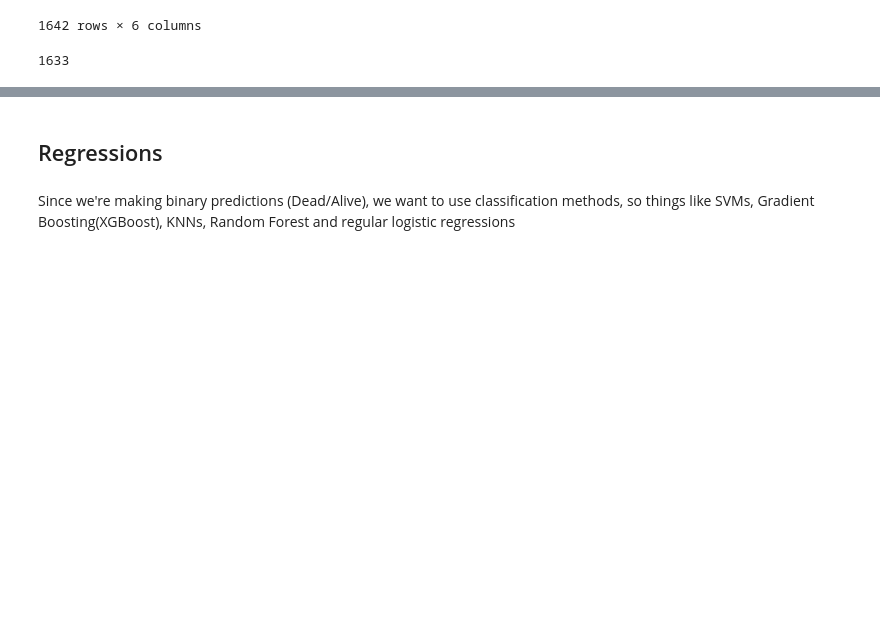
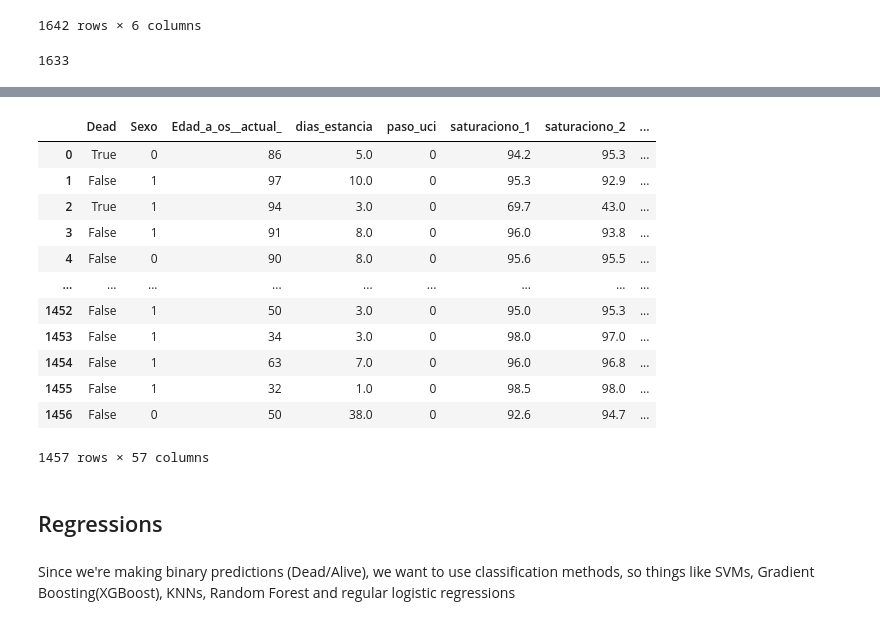
Before and after one commit to sergio-qp/TFM-covid, a Jupyter notebook: tfm_regressions.ipynb, the cells around one changed output, grey strips where cells are left out. Drawn from its saved outputs; the diff is of its cells as text; code cells hidden in the pictures; blank space fills up the shorter version.

```diff
--- a/tfm_regressions.ipynb
+++ b/tfm_regressions.ipynb
@@ -221,0 +227,4 @@ len(trimlist)
+# %%
+lab = pd.read_csv("labdata.csv")
+lab.drop(columns=lab.columns[0], axis=1, inplace=True)
+lab
@@ -222 +245,5 @@ len(trimlist)
+# %%
+for column in lab.columns.values:
+    if column.find("_pat"): #binarize pathologic assesment columns, altho this will, for sure, add some collinearity
+        lab[column] = lab[column].replace({'No patológico': 0, 'Fuera del rango de normalidad': 1, 'Rango de pánico': 2})
 # %%
@@ -241 +269,19 @@ Rtable
+# %%
+# Produces the full Rtable, but drops a little under 200 patients, still a decent size methinks
+Rtable = Rtable.merge(lab, on="Id_Paciente", how="inner").reset_index().drop(columns=['index','Id_Paciente'])
+Rtable
+# %% [output]
+|  | Dead | Sexo | Edad_a_os__actual_ | dias_estancia | paso_uci | saturaciono_1 | saturaciono_2 | ... |
+| 0 | True | 0 | 86 | 5.0 | 0 | 94.2 | 95.3 | ... |
+| 1 | False | 1 | 97 | 10.0 | 0 | 95.3 | 92.9 | ... |
+| 2 | True | 1 | 94 | 3.0 | 0 | 69.7 | 43.0 | ... |
+| 3 | False | 1 | 91 | 8.0 | 0 | 96.0 | 93.8 | ... |
+| 4 | False | 0 | 90 | 8.0 | 0 | 95.6 | 95.5 | ... |
+| ... | ... | ... | ... | ... | ... | ... | ... | ... |
+| 1452 | False | 1 | 50 | 3.0 | 0 | 95.0 | 95.3 | ... |
+| 1453 | False | 1 | 34 | 3.0 | 0 | 98.0 | 97.0 | ... |
+| 1454 | False | 1 | 63 | 7.0 | 0 | 96.0 | 96.8 | ... |
+| 1455 | False | 1 | 32 | 1.0 | 0 | 98.5 | 98.0 | ... |
+| 1456 | False | 0 | 50 | 38.0 | 0 | 92.6 | 94.7 | ... |
+1457 rows × 57 columns
 # %%
```
Also changed, not shown: parts of 18 cells of this notebook, 1 other file.
